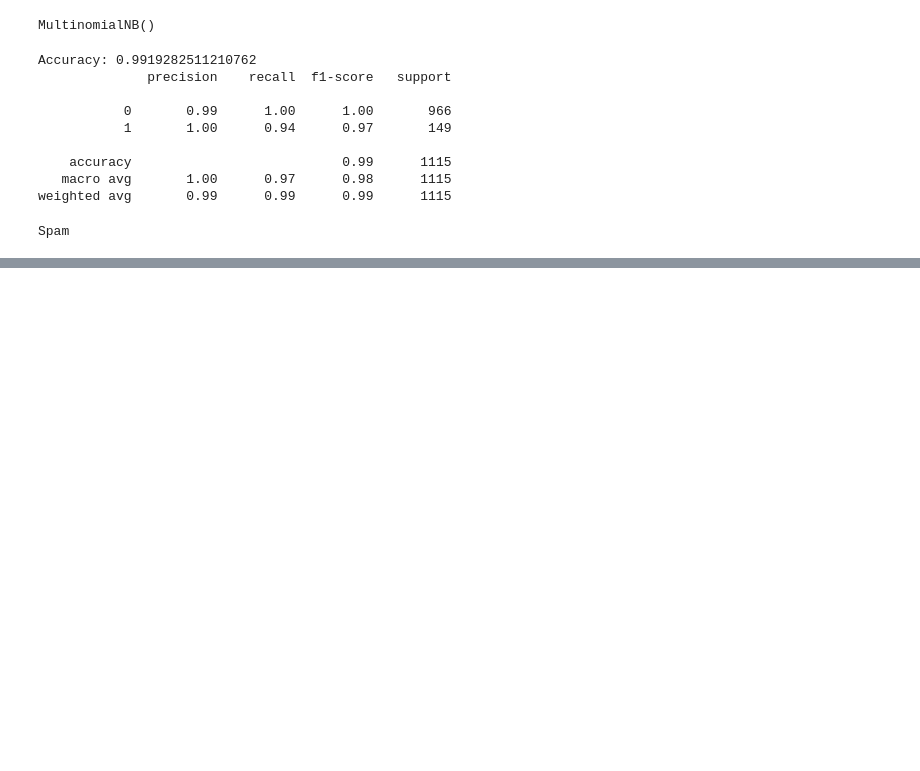
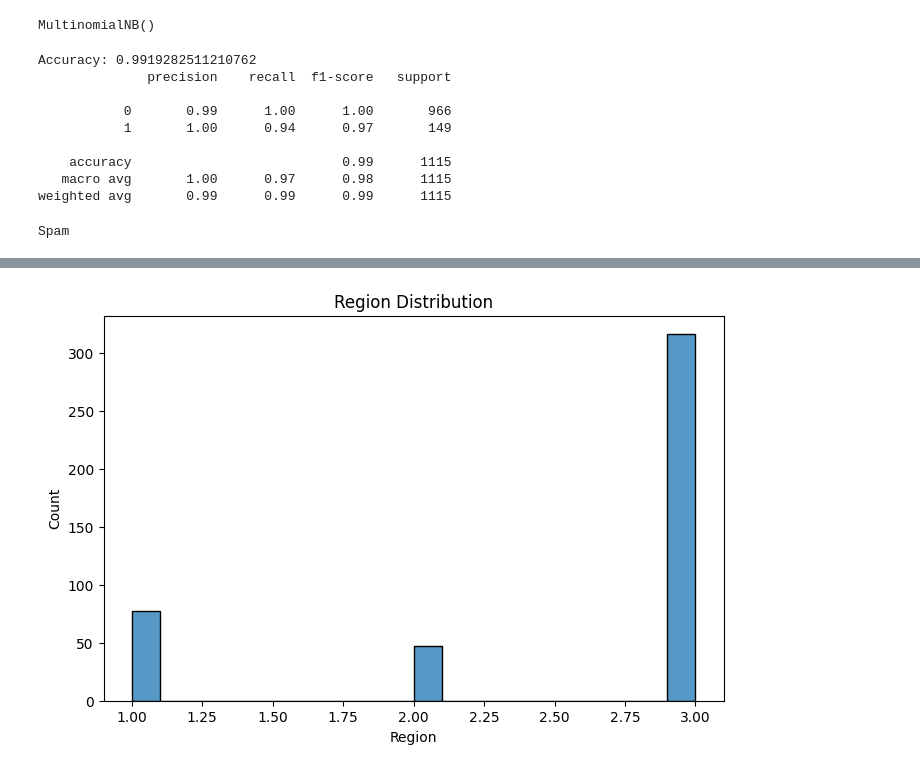
Before and after one commit to otuecherechiamaka-eng/data_model, a Jupyter notebook: model_b.ipynb, the cells around one changed output, grey strips where cells are left out. Saved outputs shown, nothing was run; the diff lists cells and outputs as text; code cells hidden in the pictures; blank space fills up the shorter version.

```diff
--- a/model_b.ipynb
+++ b/model_b.ipynb
@@ -437,0 +523,7 @@ Spam
+# %%
+plt.figure(figsize=(8,5))
+sns.histplot(df['Region'], bins=20)
+plt.title("Region Distribution")
+plt.show()
+# %% [output]
+[figure, added]
```
Also changed, not shown: parts of 26 cells of this notebook.
